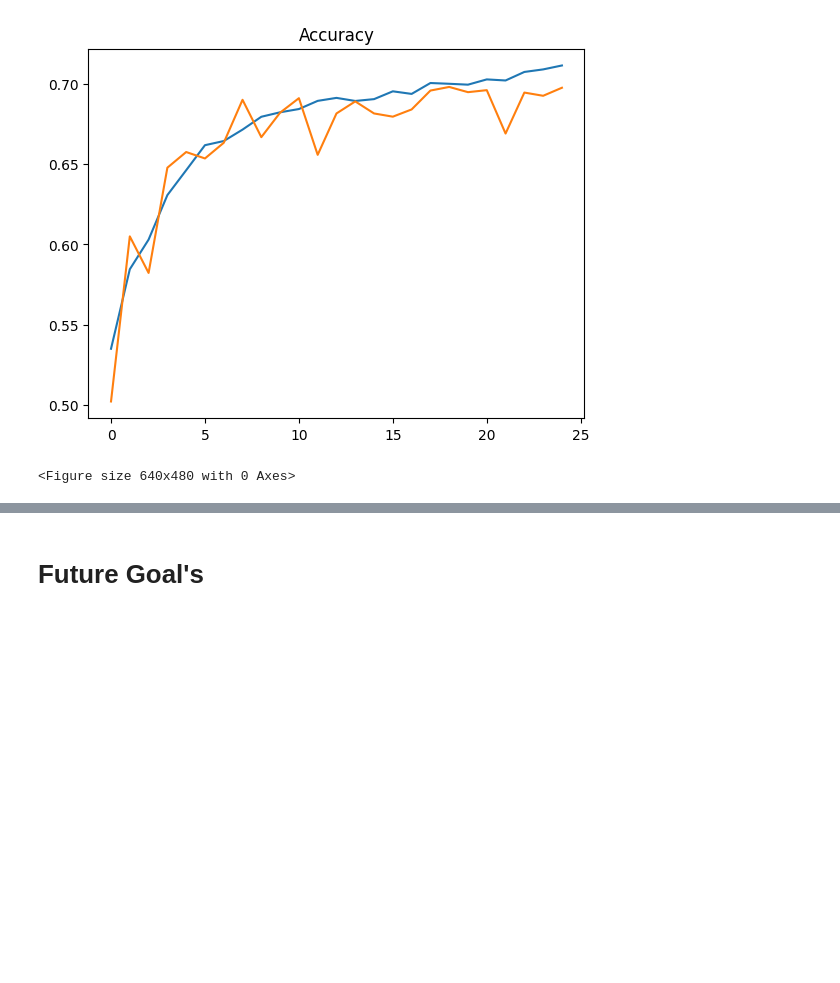
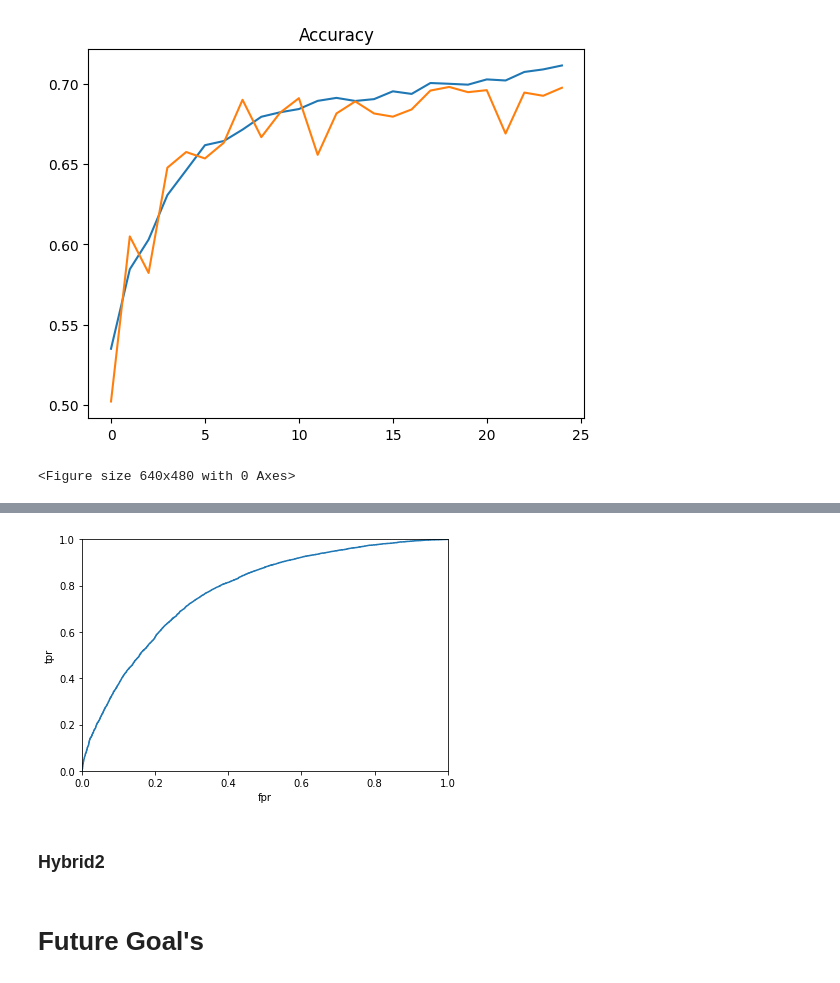
Before and after one commit to EyupBunlu/QViT_HEP_ML4Sci, a Jupyter notebook: Introduction.ipynb, the cells around one changed output, grey strips where cells are left out. Saved outputs shown, nothing was run; the diff lists cells and outputs as text; code cells hidden in the pictures; blank space fills up the shorter version.

```diff
--- a/Introduction.ipynb
+++ b/Introduction.ipynb
@@ -502,0 +499,8 @@ plt.figure()
+# %%
+e = h5py.File('../electron.hdf5')
+p = h5py.File('../photon.hdf5')
+n_data=int(1e5)
+data = torch.cat([torch.from_numpy(e['X'][:][:n_data]),torch.from_numpy(p['X'][:][:n_data])],axis=0)
+targets = torch.cat([torch.from_numpy(e['y'][:][:n_data]),torch.from_numpy(p['y'][:][:n_data])],axis=0)
+e.close()
+p.close()
@@ -502,0 +526,12 @@ plt.figure()
+# %%
+torch.manual_seed(0)
+tr_len = round(data.shape[0]*.9)
+val_len = data.shape[0]-tr_len
+
+
+# data_patched = patcher_with_color((data-mean[None,None,None,:])/std[None,None,None,:],[4,8])
+
+j_min = data.abs().amin(dim=[0,1,2])[None,None,None,:]
+j_range = data.amax(dim=[0,1,2])[None,None,None,:] - data.abs().amin(dim=[0,1,2])[None,None,None,:]
+data_patched = patcher_with_color((data-j_min)/j_range,[4,8])
+data_patched[data_patched.isnan()]=0
@@ -502,0 +602,15 @@ plt.figure()
+# %%
+# plt.figure()
+res = roc_curve(val_dl.dataset.dataset[val_dl.dataset.indices]['output'],yhat)
+plt.plot(res[0],res[1])
+plt.xlabel("fpr")
+plt.ylabel("tpr")
+plt.xlim([0,1])
+plt.ylim([0,1])
+plt.tight_layout()
+
+plt.savefig("roc_cls.jpg")
+# %% [output]
+[figure, added]
+# %% [markdown]
+### Hybrid2
```
Also changed, not shown: parts of 22 cells of this notebook, 2 other files.
